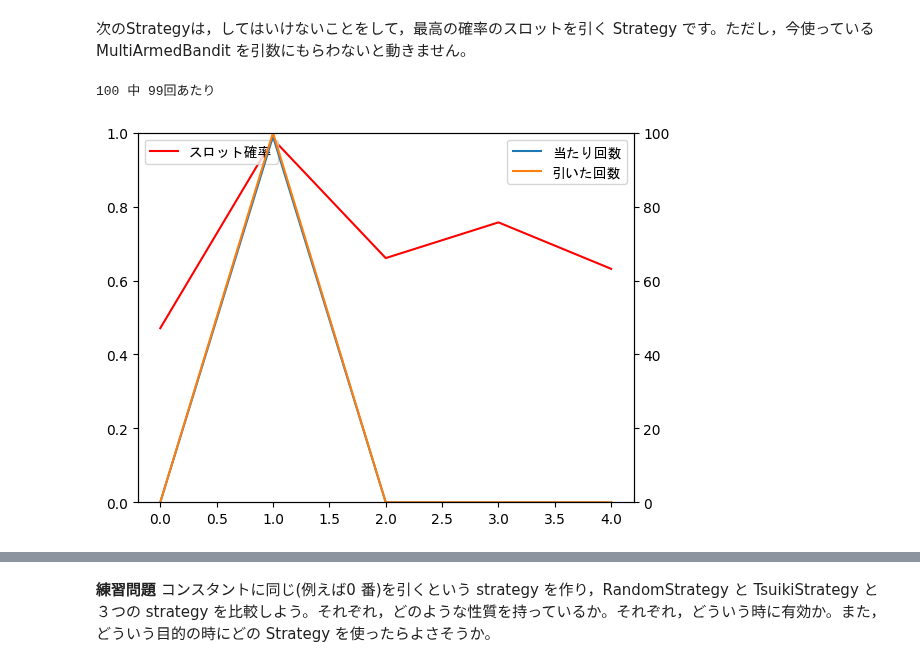
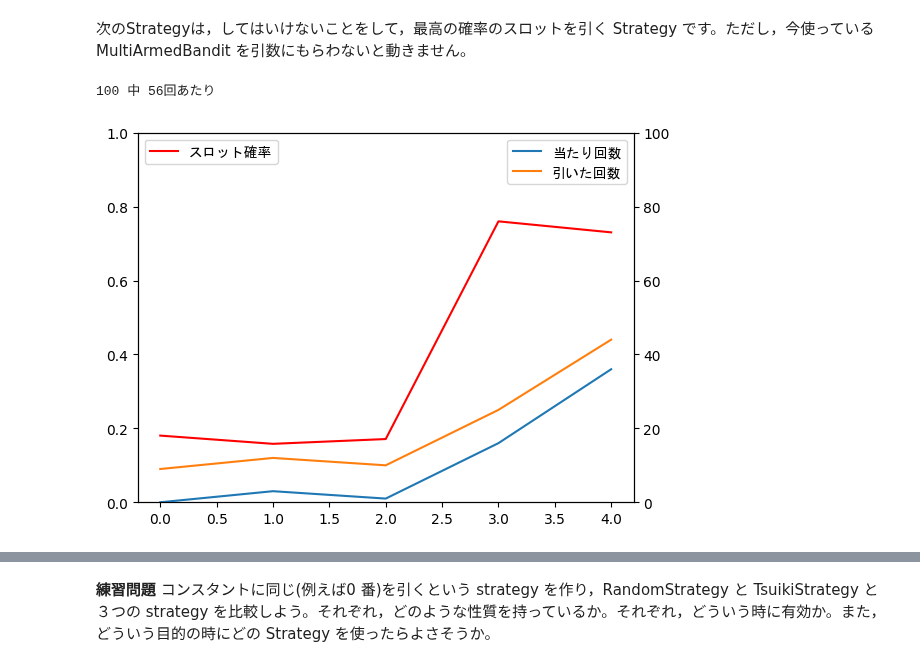
Before and after one commit to HidekiTsuiki/python, a Jupyter notebook: 10Bandit.ipynb, the cells around one changed output, grey strips where cells are left out. Saved outputs shown, nothing was run; the diff lists cells and outputs as text; code cells hidden in the pictures.

```diff
--- a/10Bandit.ipynb
+++ b/10Bandit.ipynb
@@ -208,14 +208,14 @@ def MABTest(numplay, strategy, mab, change=False):
 # %%
 m = MultiArmedBandit()
 s = TsuikiStrategy()
 s1 = RandomStrategy()
 maxstr = MaxStrategy(m)
-#MABTest(100, s, m)
-#ABTest(100, s1, m)
-MABTest(100, maxstr, m)
+MABTest(100, s, m)
+#MABTest(100, s1, m)
+#MABTest(100, maxstr, m)
 # %% [output]
-100 中 99回あたり
+100 中 56回あたり
-[figure, old version]
+[figure, new version]
 # %%
 
 for i in range(5):
```
Also changed, not shown: parts of 10 cells of this notebook.
